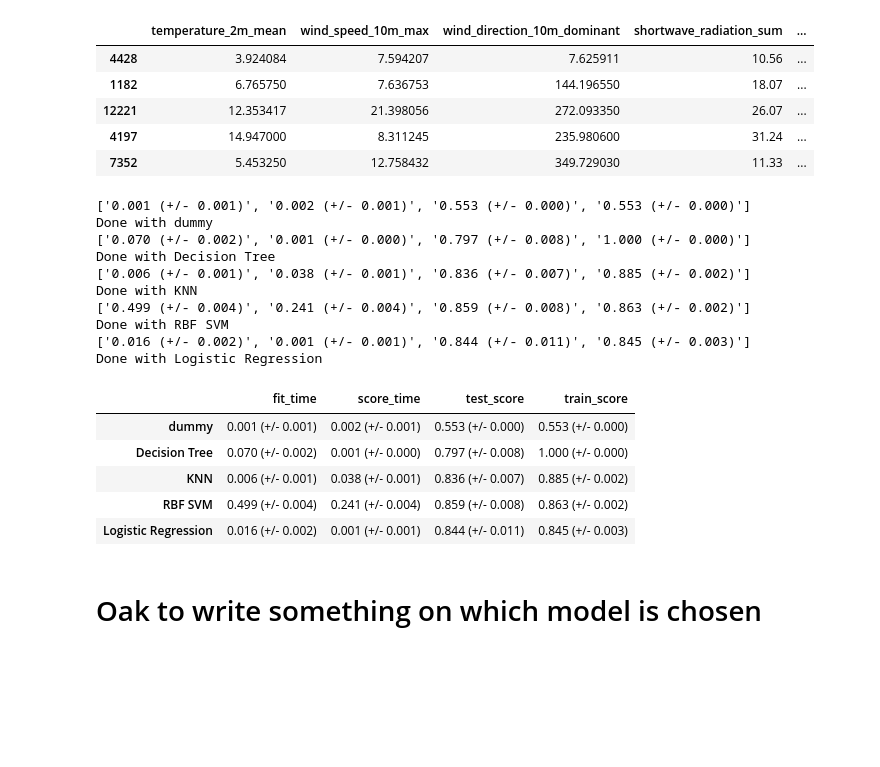
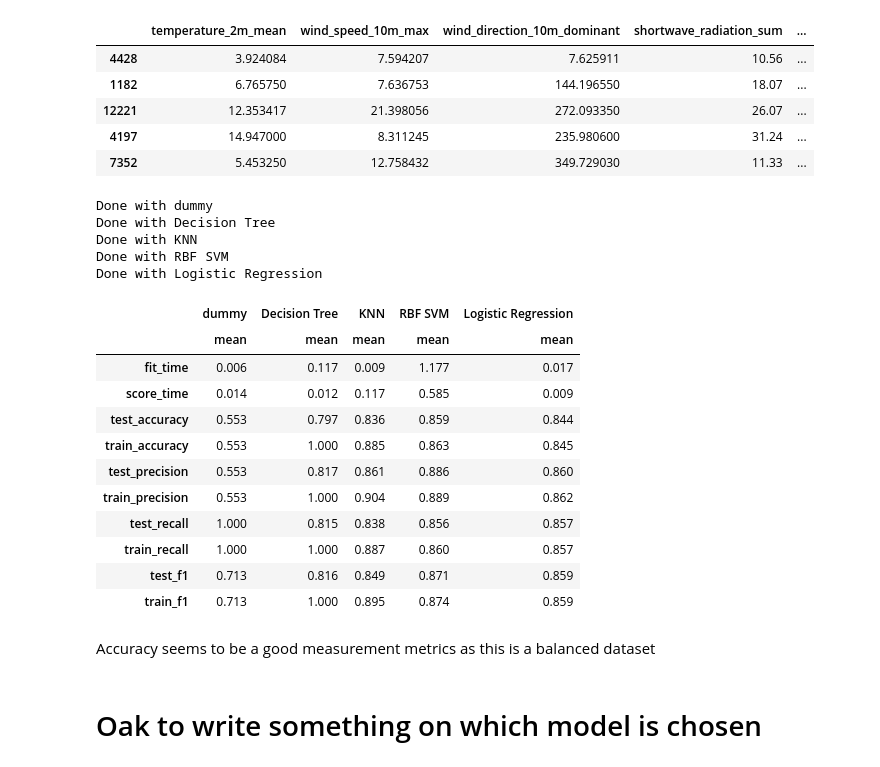
Before and after one commit to wqxxzd/RaincouverPredictionTest, a Jupyter notebook: Classification.ipynb, the cells around one changed output. Drawn from its saved outputs; the diff is of its cells as text; code cells hidden in the pictures; blank space fills up the shorter version.

```diff
--- a/Classification.ipynb
+++ b/Classification.ipynb
@@ -179,46 +183,62 @@ def mean_std_cross_val_scores(model, X_train, y_train, **kwargs):
 # %%
 # All the features are numerical features to be standardized. Here, we will use standard scalar.
 preprocess = StandardScaler()
 
 # We will evaluate a set of models for this project
 models = {
     "dummy": DummyClassifier(random_state=522),
     "Decision Tree": DecisionTreeClassifier(random_state=522),
     "KNN": KNeighborsClassifier(),
     "RBF SVM": SVC(random_state=522),
     "Logistic Regression": LogisticRegression(max_iter=2000, multi_class="ovr", random_state=522),
 }
 
 output_list = []
 
+cross_val_results = {}
+classification_metrics = ["accuracy", "precision", "recall", "f1"]
 for model_name in models.keys():
     model = models[model_name]
-    pipe = make_pipeline(preprocess, model)
-    output_list.append(mean_std_cross_val_scores(pipe,X_train,y_train,return_train_score=True))
+    pipe = make_pipeline(preprocess, model_name)
+    cross_val_results[model_name] = cross_val_model(model_name, X_train, y_train, classification_metrics)
     print("Done with", model_name)
 
-results_df = pd.concat(output_list, axis=1)
-results_df.columns = models.keys()
-results_df = results_df.T
+results_df = pd.concat(
+    cross_val_results,
+    axis='columns'
+)
+
+# for model_name in models.keys():
+#     model = models[model_name]
+#     pipe = make_pipeline(preprocess, model)
+#     output_list.append(mean_std_cross_val_scores(pipe,X_train,y_train,return_train_score=True))
+#     print("Done with", model_name)
+
+# results_df = pd.concat(output_list, axis=1)
+# results_df.columns = models.keys()
+# results_df = results_df.T
 ...
 results_df
 # %% [output]
-['0.001 (+/- 0.001)', '0.002 (+/- 0.001)', '0.553 (+/- 0.000)', '0.553 (+/- 0.000)']
 Done with dummy
-['0.070 (+/- 0.002)', '0.001 (+/- 0.000)', '0.797 (+/- 0.008)', '1.000 (+/- 0.000)']
 Done with Decision Tree
-['0.006 (+/- 0.001)', '0.038 (+/- 0.001)', '0.836 (+/- 0.007)', '0.885 (+/- 0.002)']
 Done with KNN
-['0.499 (+/- 0.004)', '0.241 (+/- 0.004)', '0.859 (+/- 0.008)', '0.863 (+/- 0.002)']
 Done with RBF SVM
-['0.016 (+/- 0.002)', '0.001 (+/- 0.001)', '0.844 (+/- 0.011)', '0.845 (+/- 0.003)']
 Done with Logistic Regression
-|  | fit_time | score_time | test_score | train_score |
-| dummy | 0.001 (+/- 0.001) | 0.002 (+/- 0.001) | 0.553 (+/- 0.000) | 0.553 (+/- 0.000) |
-| Decision Tree | 0.070 (+/- 0.002) | 0.001 (+/- 0.000) | 0.797 (+/- 0.008) | 1.000 (+/- 0.000) |
-| KNN | 0.006 (+/- 0.001) | 0.038 (+/- 0.001) | 0.836 (+/- 0.007) | 0.885 (+/- 0.002) |
-| RBF SVM | 0.499 (+/- 0.004) | 0.241 (+/- 0.004) | 0.859 (+/- 0.008) | 0.863 (+/- 0.002) |
-| Logistic Regression | 0.016 (+/- 0.002) | 0.001 (+/- 0.001) | 0.844 (+/- 0.011) | 0.845 (+/- 0.003) |
+|  | dummy | Decision Tree | KNN | RBF SVM | Logistic Regression |
+|  | mean | mean | mean | mean | mean |
+| fit_time | 0.006 | 0.117 | 0.009 | 1.177 | 0.017 |
+| score_time | 0.014 | 0.012 | 0.117 | 0.585 | 0.009 |
+| test_accuracy | 0.553 | 0.797 | 0.836 | 0.859 | 0.844 |
+| train_accuracy | 0.553 | 1.000 | 0.885 | 0.863 | 0.845 |
+| test_precision | 0.553 | 0.817 | 0.861 | 0.886 | 0.860 |
+| train_precision | 0.553 | 1.000 | 0.904 | 0.889 | 0.862 |
+| test_recall | 1.000 | 0.815 | 0.838 | 0.856 | 0.857 |
+| train_recall | 1.000 | 1.000 | 0.887 | 0.860 | 0.857 |
+| test_f1 | 0.713 | 0.816 | 0.849 | 0.871 | 0.859 |
+| train_f1 | 0.713 | 1.000 | 0.895 | 0.874 | 0.859 |
+# %% [markdown]
+Accuracy seems to be a good measurement metrics as this is a balanced dataset
 # %% [markdown]
 # Oak to write something on which model is chosen
 # %% [markdown]
```
Also changed, not shown: parts of 16 cells of this notebook.
